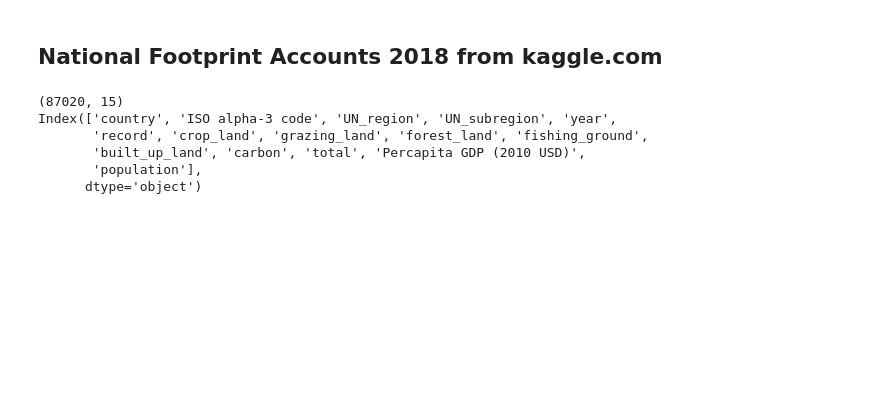
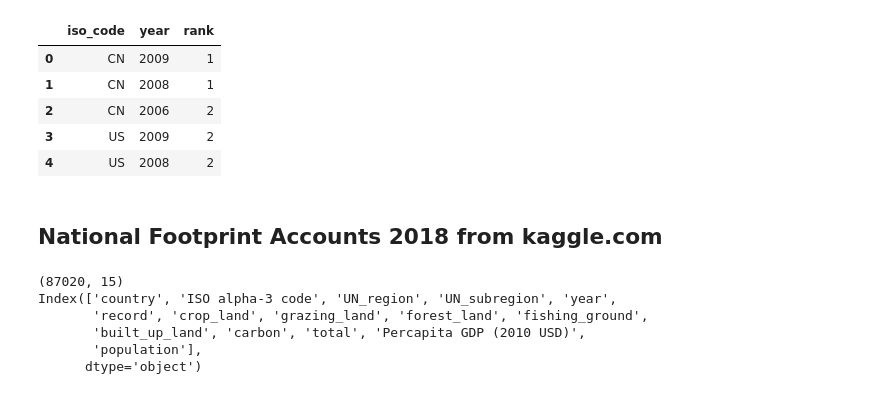
Before and after one commit to Reynazhang2014/ETL_Project, a Jupyter notebook: NFA.ipynb, the cells around one changed output. Cells and saved outputs as stored; diff of their text form; code cells hidden in the pictures; blank space fills up the shorter version.

```diff
--- a/NFA.ipynb
+++ b/NFA.ipynb
@@ -7,0 +64,19 @@ pymysql.install_as_MySQLdb()
+# %%
+rank_list = ['rank_2009','rank_2008','rank_2006','% change,  2008 to 2009','% change 2000 to 2009','Change in place, 2008 to 2009']
+clean_rank_change = clean[[*rank_list,'iso_code']].set_index('iso_code')
+clean_rank_change.head()
+#remove the percentage changes
+clean_rank_new = clean_rank_change[['rank_2009','rank_2008','rank_2006']].rename(columns = lambda x : x.replace('rank_',''))
+
+clean_rank_new = clean_rank_new.stack().reset_index().rename(columns = {'level_1':'year',0:'rank'})
+
+##Table!! iso_code-year-rank
+clean_rank_new = clean_rank_new[~clean_rank_new.duplicated(subset = ['iso_code','year'])]
+clean_rank_new.head()
+# %% [output]
+|  | iso_code | year | rank |
+| 0 | CN | 2009 | 1 |
+| 1 | CN | 2008 | 1 |
+| 2 | CN | 2006 | 2 |
+| 3 | US | 2009 | 2 |
+| 4 | US | 2008 | 2 |
```
Also changed, not shown: parts of 24 cells of this notebook.
